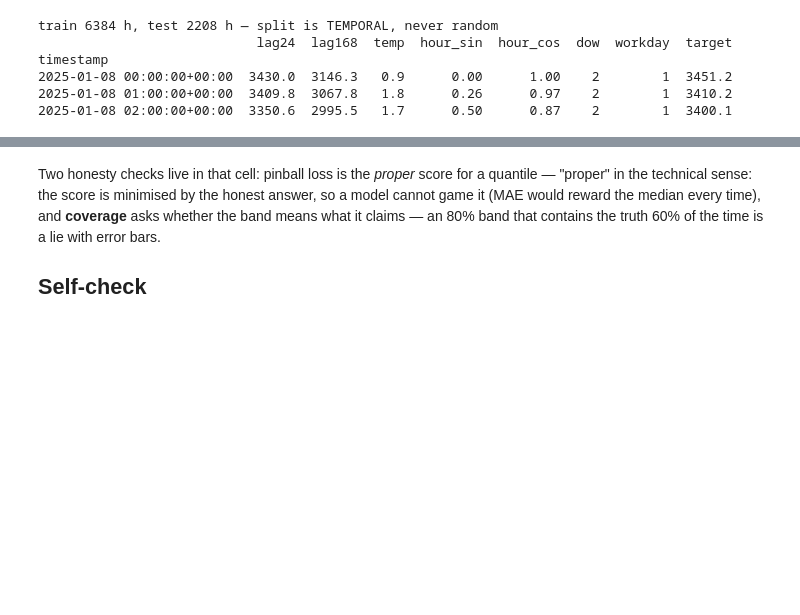
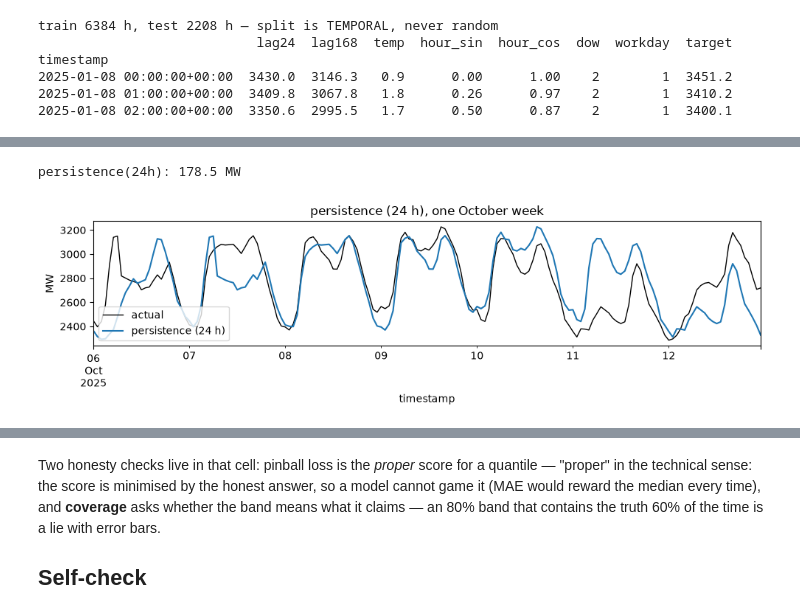
Before and after one commit to KTH-EG2140/course-material, a Jupyter notebook: notebooks/LC10_forecasting_learners.ipynb, the cells around one changed output, grey strips where cells are left out. Drawn from its saved outputs; the diff is of its cells as text; code cells hidden in the pictures; blank space fills up the shorter version.

```diff
--- a/notebooks/LC10_forecasting_learners.ipynb
+++ b/notebooks/LC10_forecasting_learners.ipynb
@@ -135,0 +93,22 @@ ax.legend(); ax.set_ylabel("MW"); ax.set_title("Probabilistic forecast, one Octo
+# %%
+import matplotlib.pyplot as plt
+# One dictionary collects every model's test MAE, starting with the floor
+mae = {}
+mae["persistence(24h)"] = float(np.abs(Xte["lag24"] - yte).mean())
+print(f"persistence(24h): {mae['persistence(24h)']:.1f} MW")
+
+week = slice("2025-10-06", "2025-10-12")   # one October week, Monday to Sunday
+
+def plot_week(pred, label):
+    """Draw the actual load and one forecast for the chosen week."""
+    pred = pd.Series(pred, index=yte.index)      # back on the test timestamps
+    ax = yte.loc[week].plot(figsize=(10, 3), label="actual", color="black", lw=1)
+    pred.loc[week].plot(ax=ax, label=label, lw=1.5)
+    ax.legend(loc="lower left"); ax.set_ylabel("MW"); ax.set_title(f"{label}, one October week")
+    plt.tight_layout()
+
+# Persistence on the October week: yesterday's curve, one day late
+plot_week(Xte["lag24"].values, "persistence (24 h)")
+# %% [output]
+persistence(24h): 178.5 MW
+[figure, added]
```
Also changed, not shown: parts of 38 cells of this notebook, 4 other files.
